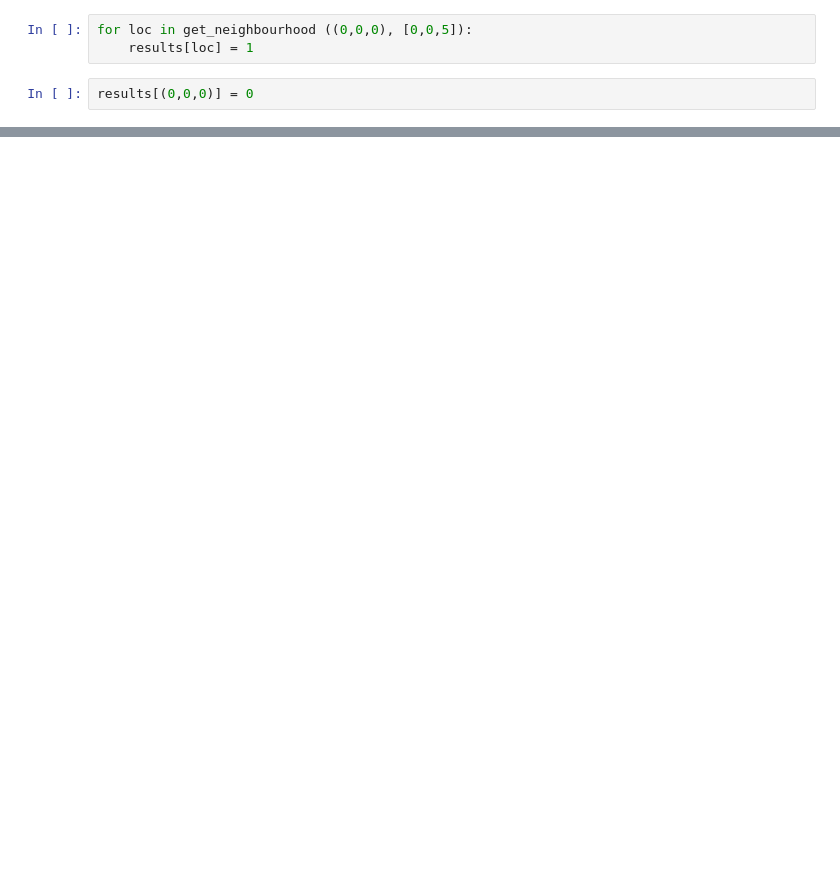
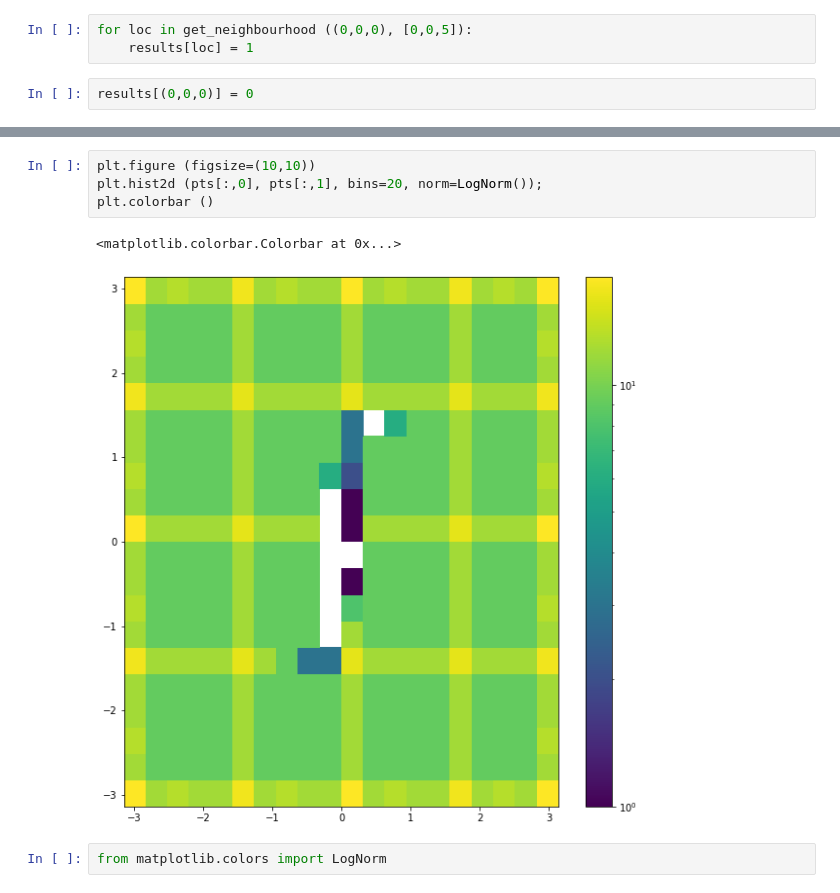
Before and after one commit to Balazzs/double-pendulum-dimension, a Jupyter notebook: Pendulum/Untitled.ipynb, the cells around one changed output, grey strips where cells are left out. Drawn from its saved outputs; the diff is of its cells as text; blank space fills up the shorter version.

```diff
--- a/Pendulum/Untitled.ipynb
+++ b/Pendulum/Untitled.ipynb
@@ -275,0 +316,9 @@ plt.scatter (pts[:,0], pts[:,1], c=list(results.values()))
+# %%
+plt.figure (figsize=(10,10))
+plt.hist2d (pts[:,0], pts[:,1], bins=20, norm=LogNorm());
+plt.colorbar ()
+# %% [output]
+<matplotlib.colorbar.Colorbar at 0x...>
+[figure, added]
+# %%
+from matplotlib.colors import LogNorm
```
Also changed, not shown: parts of 15 cells of this notebook.
